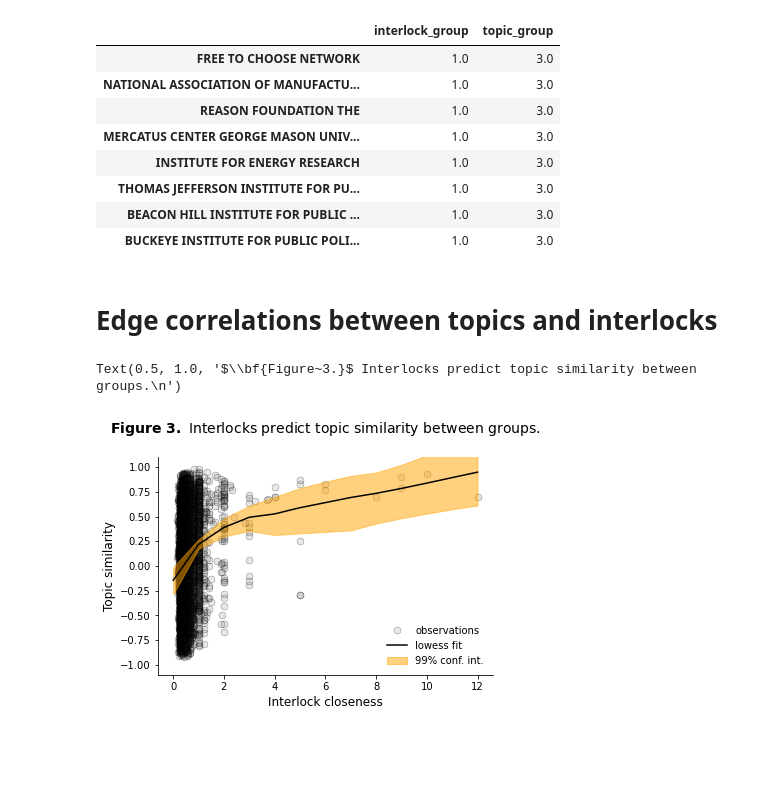
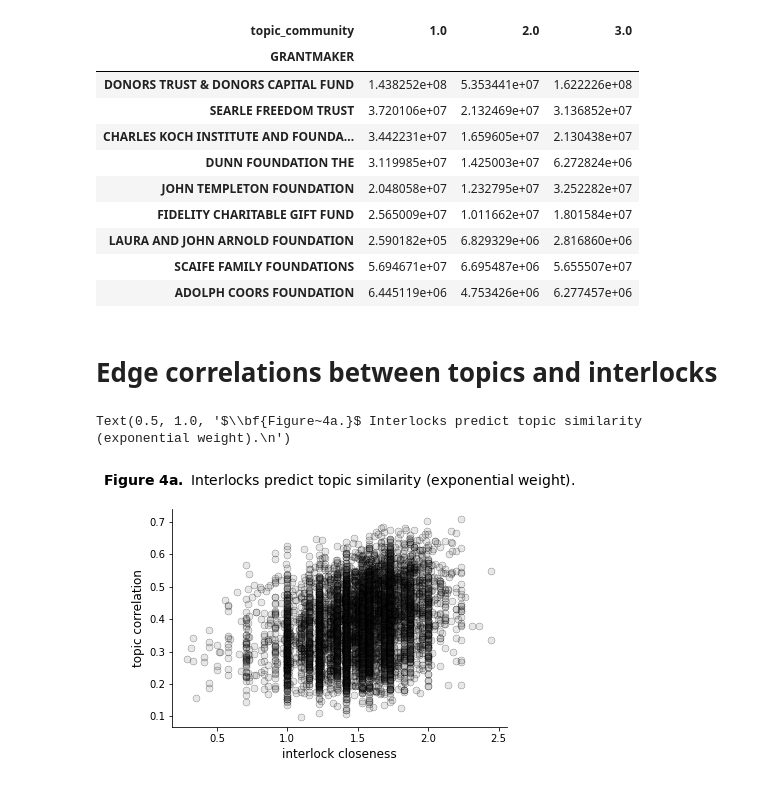
Before and after one commit to galenphall/ideology_private_interest_replication, a Jupyter notebook: development.ipynb, the cells around one changed output. Cells and saved outputs as stored; diff of their text form; code cells hidden in the pictures; blank space fills up the shorter version.

```diff
--- a/development.ipynb
+++ b/development.ipynb
@@ -209,0 +209,18 @@ Text(0.5, 1.0, '$\\bf{Figure~2.}$ Communities inferred from topic proportions.')
+# %%
+topics = ['V%i'%i for i in range(1, 51)]
+
+topicprops = pd.read_csv('stm/data/topicproportions.csv').drop('Unnamed: 0', axis = 1, errors = 'ignore')
+
+docs = pd.read_csv('stm/data/document_sample.csv').drop(['Unnamed: 0', 'text'], axis = 1, errors = 'ignore')
+docs['date'] = pd.to_datetime(docs.date)
+
+topiclabels = pd.read_csv('stm/data/topiclabels.csv').drop('Unnamed: 0', axis = 1)
+
+topiclabels['topic'] = topics
+retainedtopics = topiclabels[~topiclabels.remove].topic.values
+
+drop_docs = topicprops[retainedtopics].sum(1) < 0.75
+topicprops, docs = topicprops[~drop_docs], docs[~drop_docs]
+
+topicprops['org'] = docs.org
+topicprops['year'] = docs.year
@@ -222,15 +353,26 @@ combined.value_counts().unstack()
 # %%
-combined[(combined.interlock_group == 1) & (combined.topic_group == 3)]
+p = topicprops[retainedtopics]
+
+org_topics = p.join(topicprops.org).groupby(['org']).sum().T
+org_topics.index = org_topics.index.map(topiclabels.set_index('topic').label)
+
+D = grants.groupby(['GRANTMAKER', 'RECIPIENT']).GRANT_2020_USD.sum().reset_index(drop=False).replace(np.nan, 0)
+topic_group_mean_rev = df_rev.mean(1).groupby(topic_partition).mean()
+D['topic_community'] = D.RECIPIENT.map(topic_partition)
+D['grantprop'] = D.GRANT_2020_USD.div(D.topic_community.map(topic_group_mean_rev))
+D.groupby(['GRANTMAKER', 'topic_community']).GRANT_2020_USD.sum().unstack().replace(np.nan, 0).sort_values(2)[:-10:-1]
 # %% [output]
-|  | interlock_group | topic_group |
-| FREE TO CHOOSE NETWORK | 1.0 | 3.0 |
-| NATIONAL ASSOCIATION OF MANUFACTU... | 1.0 | 3.0 |
-| REASON FOUNDATION THE | 1.0 | 3.0 |
-| MERCATUS CENTER GEORGE MASON UNIV... | 1.0 | 3.0 |
-| INSTITUTE FOR ENERGY RESEARCH | 1.0 | 3.0 |
-| THOMAS JEFFERSON INSTITUTE FOR PU... | 1.0 | 3.0 |
-| BEACON HILL INSTITUTE FOR PUBLIC ... | 1.0 | 3.0 |
-| BUCKEYE INSTITUTE FOR PUBLIC POLI... | 1.0 | 3.0 |
+| topic_community | 1.0 | 2.0 | 3.0 |
+| GRANTMAKER |  |  |  |
+| DONORS TRUST & DONORS CAPITAL FUND | 1.438252e+08 | 5.353441e+07 | 1.622226e+08 |
+| SEARLE FREEDOM TRUST | 3.720106e+07 | 2.132469e+07 | 3.136852e+07 |
+| CHARLES KOCH INSTITUTE AND FOUNDA... | 3.442231e+07 | 1.659605e+07 | 2.130438e+07 |
+| DUNN FOUNDATION THE | 3.119985e+07 | 1.425003e+07 | 6.272824e+06 |
+| JOHN TEMPLETON FOUNDATION | 2.048058e+07 | 1.232795e+07 | 3.252282e+07 |
+| FIDELITY CHARITABLE GIFT FUND | 2.565009e+07 | 1.011662e+07 | 1.801584e+07 |
+| LAURA AND JOHN ARNOLD FOUNDATION | 2.590182e+05 | 6.829329e+06 | 2.816860e+06 |
+| SCAIFE FAMILY FOUNDATIONS | 5.694671e+07 | 6.695487e+06 | 5.655507e+07 |
+| ADOLPH COORS FOUNDATION | 6.445119e+06 | 4.753426e+06 | 6.277457e+06 |
 # %% [markdown]
 # Edge correlations between topics and interlocks
 # %%
@@ -281,20 +429,22 @@ plotvals = bootstrap_lowess(x.values, y.values, 1000)
 # %%
 plt.figure(figsize = (6, 4))
 
-plt.plot(x, y, lw = 0, ms = 7, marker = 'o', mec = 'k', zorder = -1, mfc = (0.1,0.1,0.1,0.1), markeredgewidth = 0.2, label = 'observations')
-
-plt.plot(np.arange(max(x)+ 1), plotvals.mean(0), color = 'k', label = 'lowess fit')
-
-for conf in [0.01]:
-    plt.fill_between(np.arange(max(x)+ 1),  *np.quantile(plotvals.T, [conf/2, 1 - (conf/2)], axis = 1), color = 'orange', alpha = 0.5, label = '99% conf. int.')
+plt.plot(x**0.5,
+         y,
+         lw = 0,
+         ms = 7,
+         marker = 'o',
+         mec = 'k',
+         zorder = -1,
+         mfc = (0.1,0.1,0.1,0.1),
+         markeredgewidth = 0.2)
 
 ax = plt.gca()
-ax.legend(frameon = False)
-ax.set_ylim(-1.1, 1.1)
+
 [ax.spines[s].set_visible(False) for s in ('top', 'right')]
-ax.set_xlabel('Interlock closeness', fontsize = 12)
-ax.set_ylabel('Topic similarity', fontsize = 12)
-ax.set_title(r"$\bf{Figure~3.}$ Interlocks predict topic similarity between groups."+"\n", fontsize = 14)
+ax.set_xlabel(r'interlock closeness', fontsize = 12)
+ax.set_ylabel('topic correlation', fontsize = 12)
+ax.set_title(r"$\bf{Figure~4a.}$"+" Interlocks predict topic similarity (exponential weight)."+"\n", fontsize = 14)
 # %% [output]
-Text(0.5, 1.0, '$\\bf{Figure~3.}$ Interlocks predict topic similarity between groups.\n')
+Text(0.5, 1.0, '$\\bf{Figure~4a.}$ Interlocks predict topic similarity (exponential weight).\n')
-[figure, old version]
+[figure, new version]
```
Also changed, not shown: parts of 29 cells of this notebook, 30 other files.
